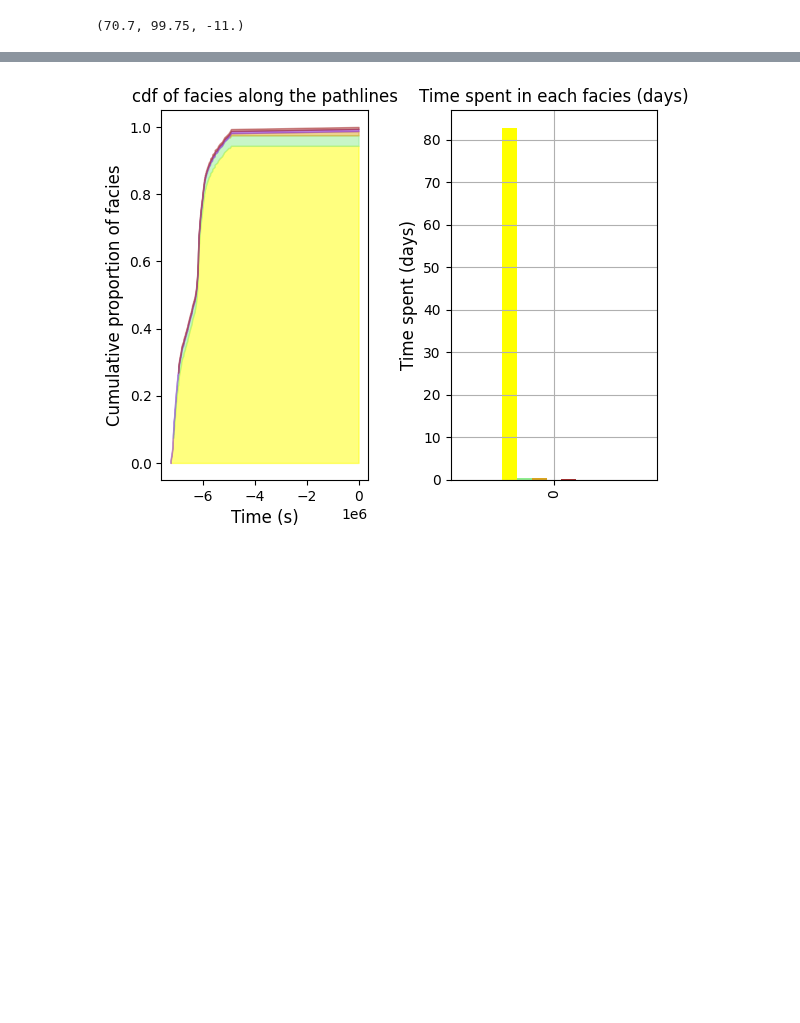
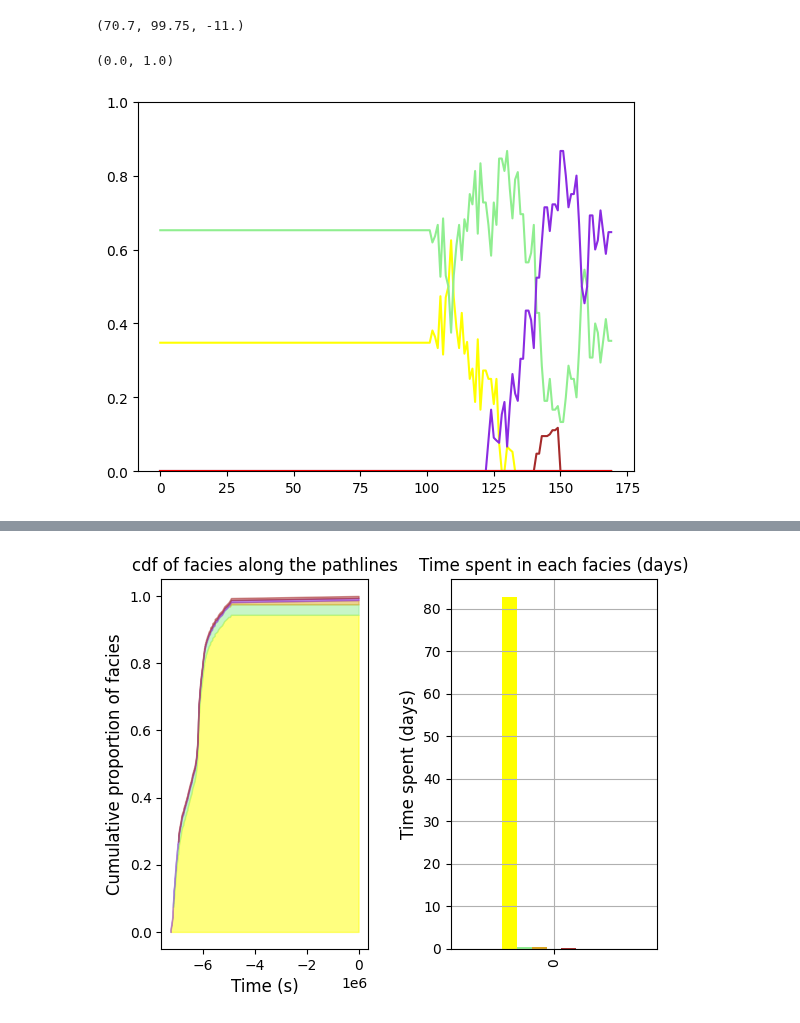
Before and after one commit to randlab/ArchPy, a Jupyter notebook: dev/flow_simulation/simple_coupling.ipynb, the cells around one changed output, grey strips where cells are left out. Saved outputs shown, nothing was run; the diff lists cells and outputs as text; code cells hidden in the pictures; blank space fills up the shorter version.

```diff
--- a/dev/flow_simulation/simple_coupling.ipynb
+++ b/dev/flow_simulation/simple_coupling.ipynb
@@ -1491,6 +1466,22 @@ path = p.get_alldata()
 path[2][["x", "y", "z"]][0]
 # %% [output]
 (70.7, 99.75, -11.)
+# %%
+df = pd.DataFrame(p.get_alldata()[2])
+cells_path = np.array((((df["z"].values-T1.zg[0])//T1.sz).astype(int), ((df["y"].values-T1.yg[0])//T1.sy).astype(int), ((df["x"].values-T1.xg[0])//T1.sx).astype(int))).T
+# %%
+
+for fa in archpy_flow.T1.get_all_facies():
+    id_fa = fa.ID
+    prop_fa = archpy_flow.upscaled_facies[id_fa]
+
+    facies_along_path = prop_fa[cells_path[:, 0], cells_path[:, 1], cells_path[:, 2]]
+    plt.plot(facies_along_path, color=fa.c, label=fa.name)
+# plt.legend()
+plt.ylim(0, 1)
+# %% [output]
+(0.0, 1.0)
+[figure, added]
 # %%
 # 3D plot of the pathlines
 fig = plt.figure(figsize=(10, 10))
```
Also changed, not shown: parts of 20 cells of this notebook.
